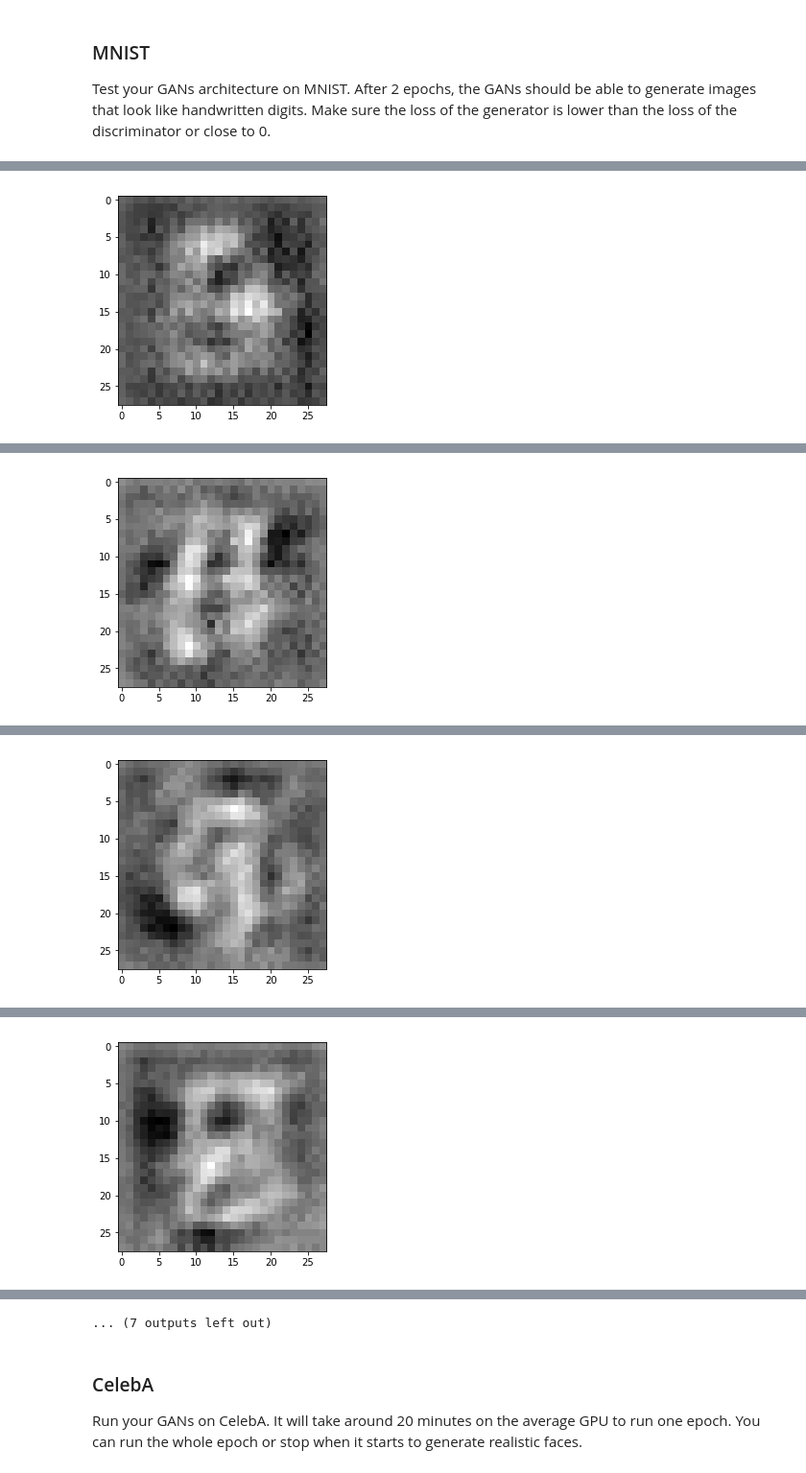
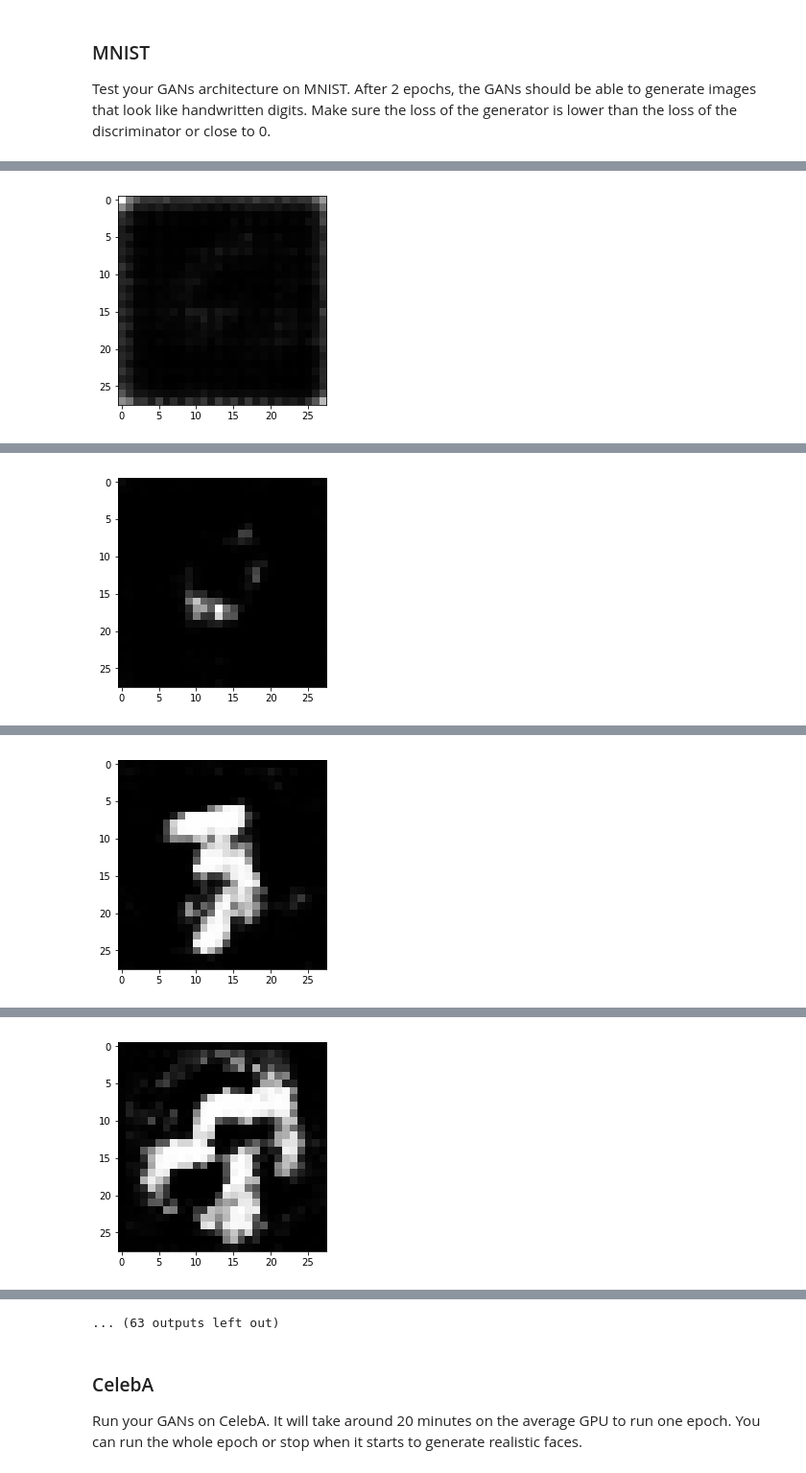
Before and after one commit to jordan258/dlnd, a Jupyter notebook: P5-face_generation/dlnd_face_generation.ipynb, the cells around one changed output, grey strips where cells are left out. Shown at 96% size. Cells and saved outputs as stored; diff of their text form; code cells hidden in the pictures.

```diff
--- a/P5-face_generation/dlnd_face_generation.ipynb
+++ b/P5-face_generation/dlnd_face_generation.ipynb
@@ -270,8 +270,9 @@ def model_opt(d_loss, g_loss, learning_rate, beta1):
     d_vars = [var for var in t_vars if var.name.startswith('discriminator')]
     g_vars = [var for var in t_vars if var.name.startswith('generator')]
 
-    d_train = tf.train.AdamOptimizer(learning_rate, beta1=beta1).minimize(d_loss, var_list=d_vars)
-    g_train = tf.train.AdamOptimizer(learning_rate, beta1=beta1).minimize(g_loss, var_list=g_vars)
+    with tf.control_dependencies(tf.get_collection(tf.GraphKeys.UPDATE_OPS)):
+        d_train = tf.train.AdamOptimizer(learning_rate, beta1=beta1).minimize(d_loss, var_list=d_vars)
+        g_train = tf.train.AdamOptimizer(learning_rate, beta1=beta1).minimize(g_loss, var_list=g_vars)
 
     return d_train, g_train
 
@@ -367,7 +368,7 @@ def train(epoch_count, batch_size, z_dim, learning_rate, beta1, get_batches, dat
 ### MNIST
 Test your GANs architecture on MNIST.  After 2 epochs, the GANs should be able to generate images that look like handwritten digits.  Make sure the loss of the generator is lower than the loss of the discriminator or close to 0.
 # %%
-batch_size = 128
+batch_size = 32
 z_dim = 100
 learning_rate = 0.0002
 beta1 = 0.5
@@ -391 +392 @@ Epoch 1/2... Discriminator Loss: 0.9127... Generator Loss: 1.0863
-[figure, old version]
+[figure, new version]
@@ -397 +398 @@ Epoch 1/2... Discriminator Loss: 1.1324... Generator Loss: 1.6766
-[figure, old version]
+[figure, new version]
@@ -403 +404 @@ Epoch 1/2... Discriminator Loss: 1.0193... Generator Loss: 0.6153
-[figure, old version]
+[figure, new version]
@@ -409 +410 @@ Epoch 1/2... Discriminator Loss: 0.7370... Generator Loss: 1.3203
-[figure, old version]
+[figure, new version]
@@ -422,4 +423,4 @@ Epoch 2/2... Discriminator Loss: 0.7532... Generator Loss: 1.2508
-... (7 outputs left out)
+... (63 outputs left out)
 # %% [markdown]
 ### CelebA
 Run your GANs on CelebA.  It will take around 20 minutes on the average GPU to run one epoch.  You can run the whole epoch or stop when it starts to generate realistic faces.
```
Also changed, not shown: parts of 2 cells of this notebook, 1 other file.
